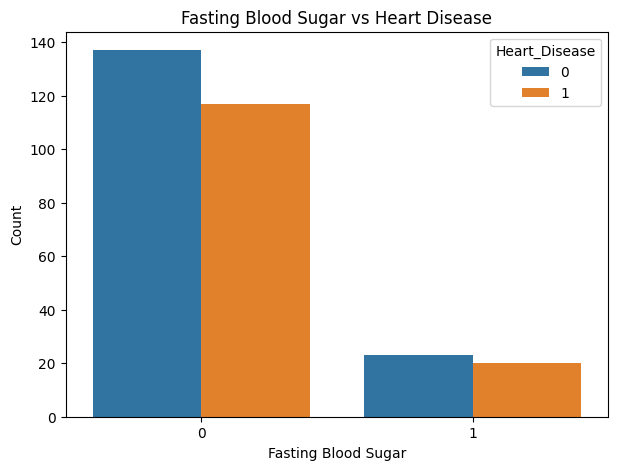
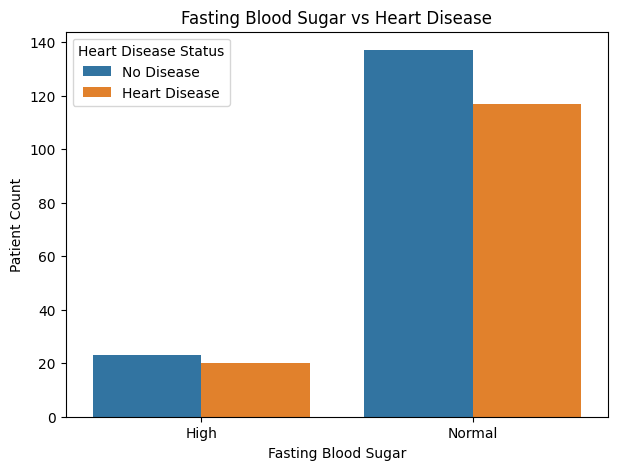
Code edit (unified diff) that turned the first committed figure into the second:
--- before
+++ after
@@ -1,11 +1,19 @@
 plt.figure(figsize=(7,5))
+
 sns.countplot(
-    x='Fasting_Blood_Sugar',
-    hue='Heart_Disease',
-    data=df
+    x=df['Fasting_Blood_Sugar'].map({
+        0: 'Normal',
+        1: 'High'
+    }),
+
+    hue=df['Heart_Disease'].map({
+        0: 'No Disease',
+        1: 'Heart Disease'
+    })
 )
 
 plt.title("Fasting Blood Sugar vs Heart Disease")
 plt.xlabel("Fasting Blood Sugar")
-plt.ylabel("Count")
+plt.ylabel("Patient Count")
+plt.legend(title="Heart Disease Status")
 plt.show()

Commit: Added Insights in the Advanced EDA